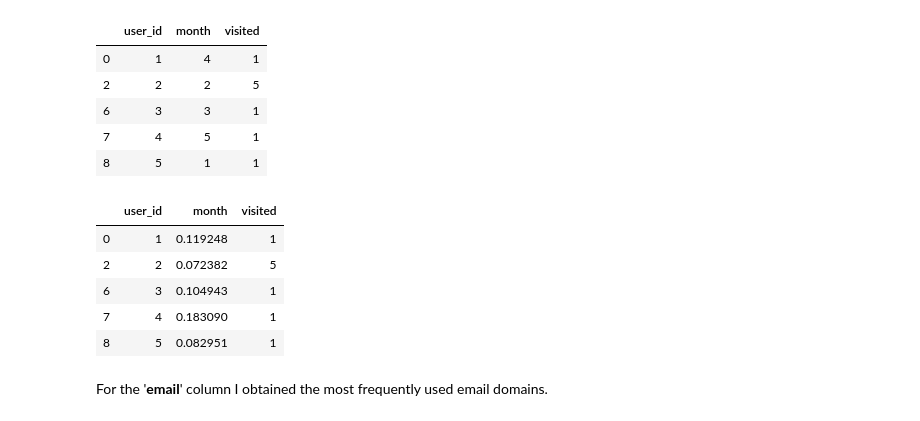
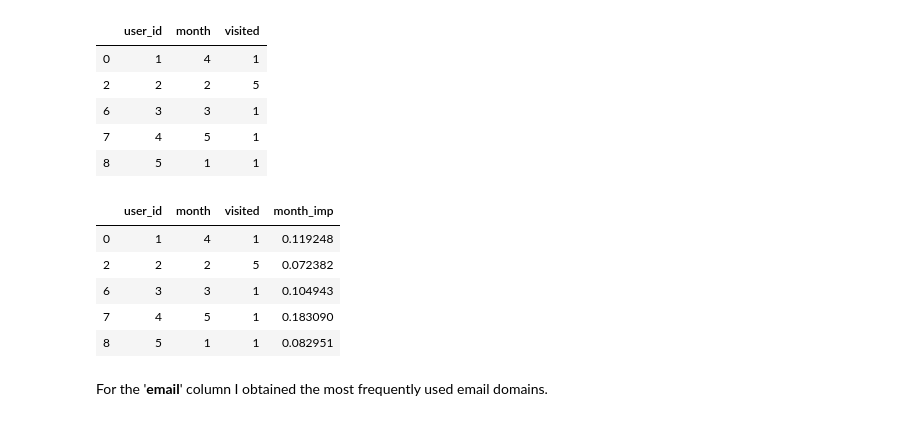
Before and after one commit to mb-la/Take-Home-Challenges, a Jupyter notebook: relax_challenge/relax_data_science_challenge.ipynb, the cells around one changed output. Cells and saved outputs as stored; diff of their text form; code cells hidden in the pictures.

```diff
--- a/relax_challenge/relax_data_science_challenge.ipynb
+++ b/relax_challenge/relax_data_science_challenge.ipynb
@@ -239,17 +241,17 @@ monthly_max_visits.head()
 | 7 | 4 | 5 | 1 |
 | 8 | 5 | 1 | 1 |
 # %%
-# assigning percent value of each month based on the value counts of that month
+#assigning percent value of each month based on the value counts of that month
 max_months = month_visits[idx]['month'].value_counts()/month_visits[idx]['month'].value_counts().sum()
 max_months = dict(max_months)
-monthly_max_visits['month'] = monthly_max_visits['month'].map(max_months)
+monthly_max_visits['month_imp'] = monthly_max_visits['month'].map(max_months)
 monthly_max_visits.head()
 # %% [output]
-|  | user_id | month | visited |
-| 0 | 1 | 0.119248 | 1 |
-| 2 | 2 | 0.072382 | 5 |
-| 6 | 3 | 0.104943 | 1 |
-| 7 | 4 | 0.183090 | 1 |
-| 8 | 5 | 0.082951 | 1 |
+|  | user_id | month | visited | month_imp |
+| 0 | 1 | 4 | 1 | 0.119248 |
+| 2 | 2 | 2 | 5 | 0.072382 |
+| 6 | 3 | 3 | 1 | 0.104943 |
+| 7 | 4 | 5 | 1 | 0.183090 |
+| 8 | 5 | 1 | 1 | 0.082951 |
 # %%
 # merging two dataframes
```
Also changed, not shown: parts of 25 cells of this notebook.
